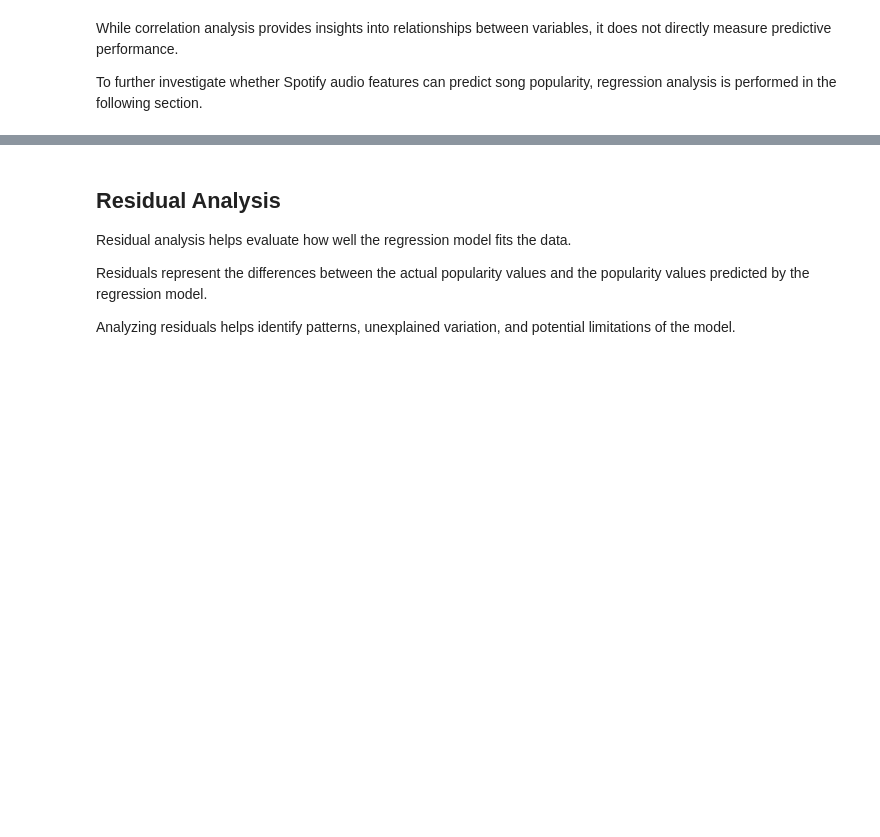
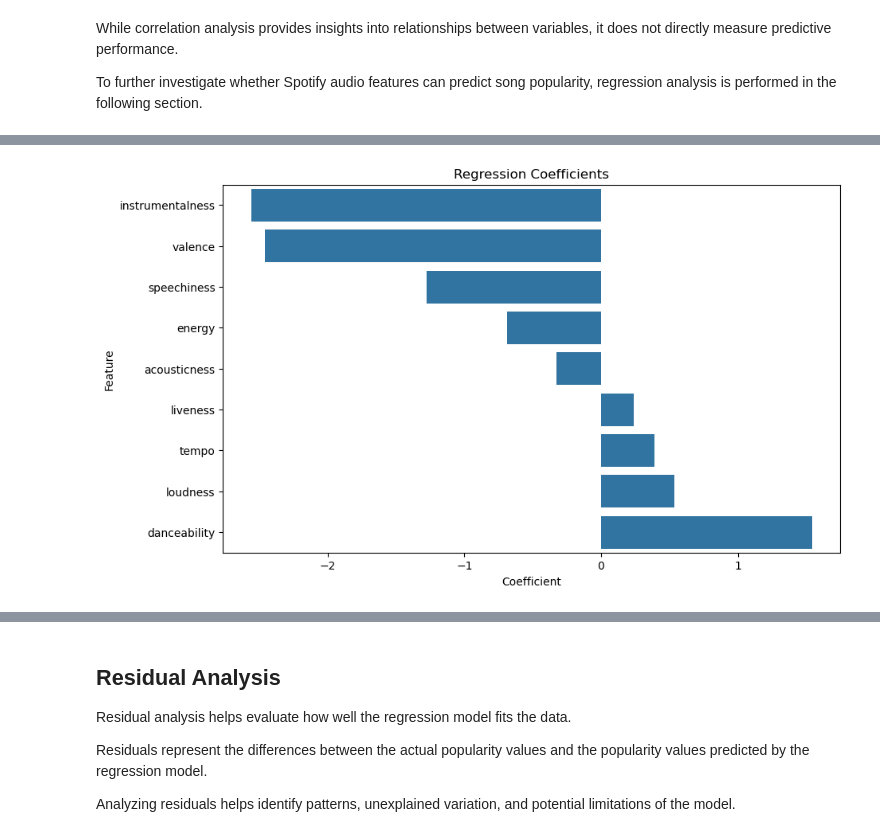
Before and after one commit to mimihorozova/spotify_analysis, a Jupyter notebook: spotify_analysis.ipynb, the cells around one changed output, grey strips where cells are left out. Saved outputs shown, nothing was run; the diff lists cells and outputs as text; code cells hidden in the pictures; blank space fills up the shorter version.

Commit message:
refine regression model

```diff
--- a/spotify_analysis.ipynb
+++ b/spotify_analysis.ipynb
@@ -660,7 +666,7 @@ LinearRegression()
 # %%
-coefficients = pd.DataFrame({
-    'Feature': X.columns,
-    'Coefficient': model.coef_
-})
+from sklearn.preprocessing import StandardScaler
 
-coefficients
+scaler = StandardScaler()
+
+X_train_scaled = scaler.fit_transform(X_train)
+X_test_scaled = scaler.transform(X_test)
@@ -674,5 +673,7 @@ coefficients
 # %%
-r_squared = model.score(X, y)
+from sklearn.linear_model import LinearRegression
 
-print("R-squared:", r_squared)
+model = LinearRegression()
+
+model.fit(X_train_scaled, y_train)
 # %% [output]
@@ -695,0 +733,10 @@ This suggests that Spotify popularity is influenced by many additional factors b
+# %%
+coefficients = pd.DataFrame({
+    'Feature': features.columns,
+    'Coefficient': model.coef_
+})
+
+coefficients.sort_values(
+    by='Coefficient',
+    ascending=False
+)
@@ -695,0 +754,14 @@ This suggests that Spotify popularity is influenced by many additional factors b
+# %%
+plt.figure(figsize=(10,6))
+
+sns.barplot(
+    x='Coefficient',
+    y='Feature',
+    data=coefficients.sort_values(by='Coefficient')
+)
+
+plt.title('Regression Coefficients')
+
+plt.show()
+# %% [output]
+[figure, added]
```
Also changed, not shown: parts of 14 cells of this notebook.
